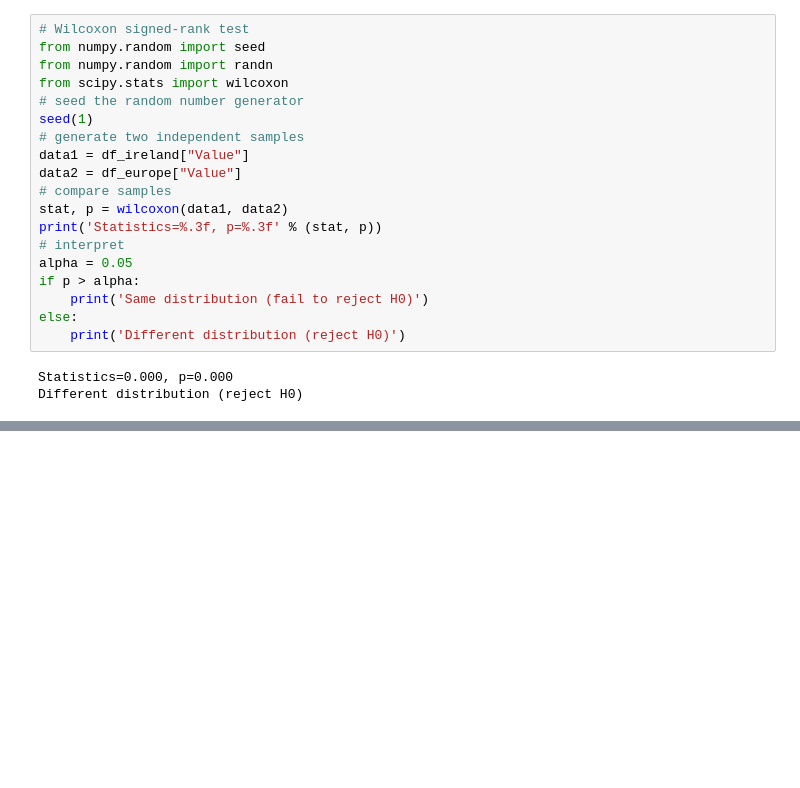
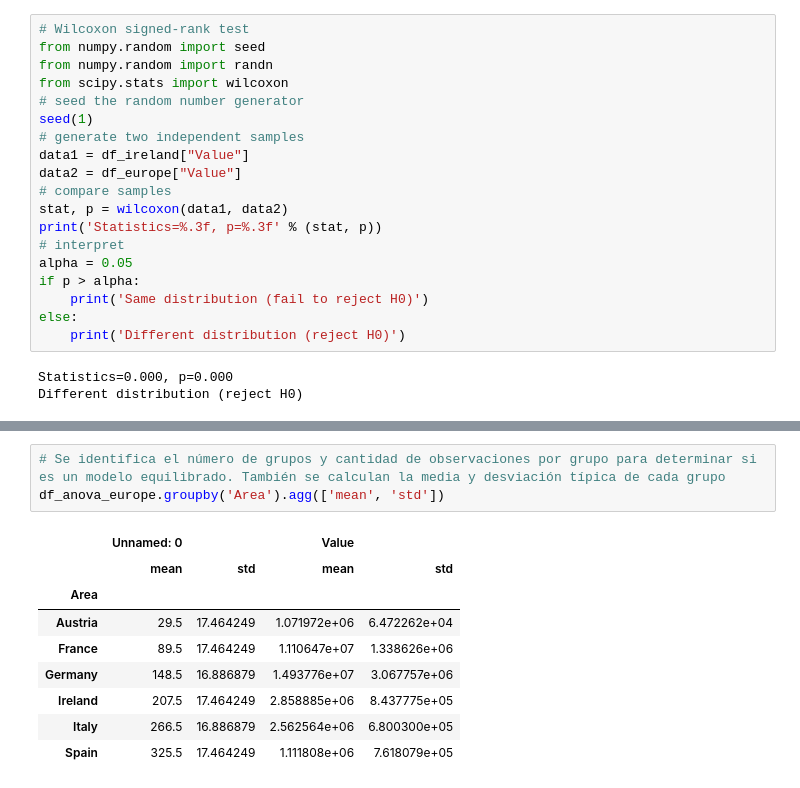
Before and after one commit to sba22171/CA2, a Jupyter notebook: DataAnalysisCA2.ipynb, the cells around one changed output, grey strips where cells are left out. Drawn from its saved outputs; the diff is of its cells as text; blank space fills up the shorter version.

```diff
--- a/DataAnalysisCA2.ipynb
+++ b/DataAnalysisCA2.ipynb
@@ -229,0 +247,13 @@ Different distribution (reject H0)
+# %%
+# Se identifica el número de grupos y cantidad de observaciones por grupo para determinar si es un modelo equilibrado. También se calculan la media y desviación típica de cada grupo
+df_anova_europe.groupby('Area').agg(['mean', 'std'])
+# %% [output]
+|  | Unnamed: 0 |  | Value |  |
+|  | mean | std | mean | std |
+| Area |  |  |  |  |
+| Austria | 29.5 | 17.464249 | 1.071972e+06 | 6.472262e+04 |
+| France | 89.5 | 17.464249 | 1.110647e+07 | 1.338626e+06 |
+| Germany | 148.5 | 16.886879 | 1.493776e+07 | 3.067757e+06 |
+| Ireland | 207.5 | 17.464249 | 2.858885e+06 | 8.437775e+05 |
+| Italy | 266.5 | 16.886879 | 2.562564e+06 | 6.800300e+05 |
+| Spain | 325.5 | 17.464249 | 1.111808e+06 | 7.618079e+05 |
```
Also changed, not shown: parts of 31 cells of this notebook, 4 other files.
